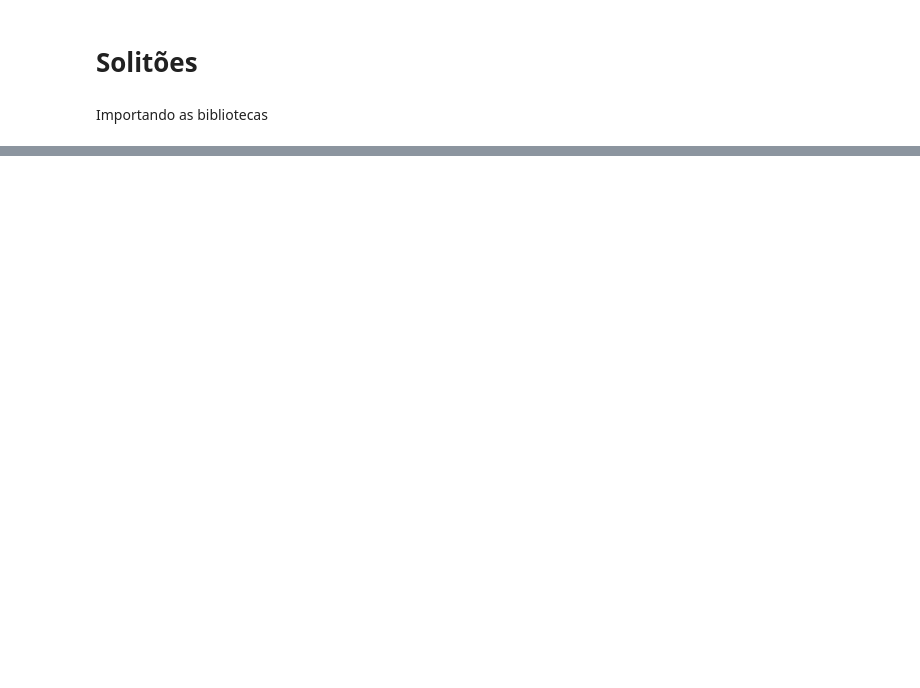
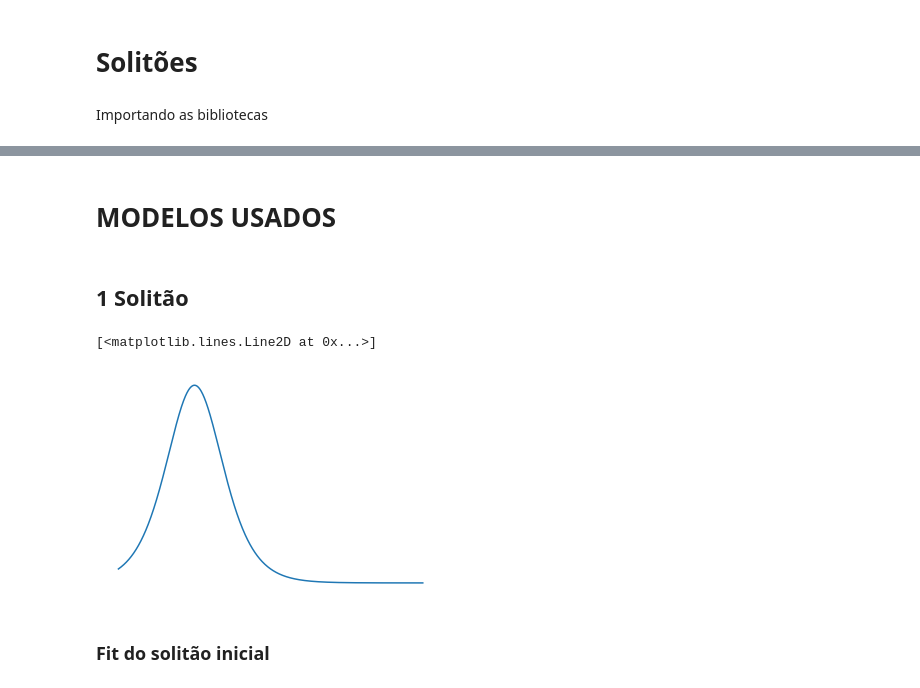
Before and after one commit to AthomsG/LFEA, a Jupyter notebook: Solitões/Solitões.ipynb, the cells around one changed output, grey strips where cells are left out. Drawn from its saved outputs; the diff is of its cells as text; code cells hidden in the pictures; blank space fills up the shorter version.

```diff
--- a/Solitões/Solitões.ipynb
+++ b/Solitões/Solitões.ipynb
@@ -47,0 +77,17 @@ sheets.to_csv('ponham_me_no_google_sheets_pls/h8B10A2.csv')
+# %% [markdown]
+# MODELOS USADOS
+# %% [markdown]
+## 1 Solitão
+# %%
+def fit_func(t, a, b, c):
+    return a*pow(1/np.cosh(b - c*t), 2)
+# %%
+x = np.linspace(-4, 4, 1000)
+
+plt.axis('off')
+plt.plot(x, fit_func(x, 1, -2, 1))
+# %% [output]
+[<matplotlib.lines.Line2D at 0x...>]
+[figure, added]
+# %% [markdown]
+### Fit do solitão inicial
```
Also changed, not shown: parts of 25 cells of this notebook, 5 other files.
